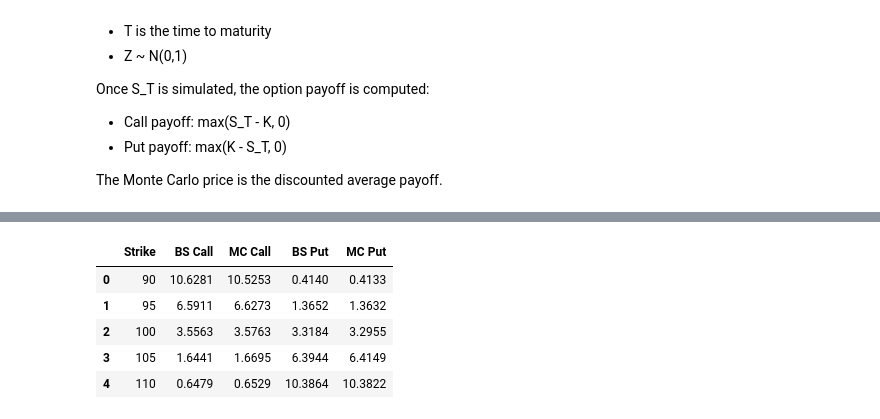
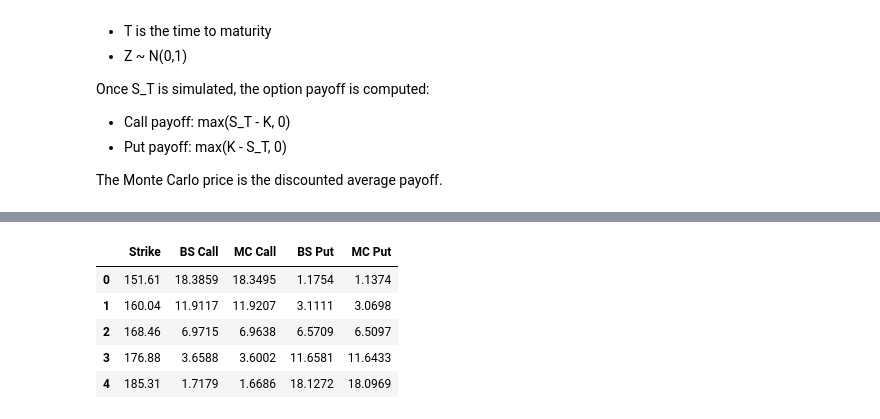
Before and after one commit to nicolasmarveaux456-hue/airbus_option_pricing, a Jupyter notebook: notebooks/03_monte_carlo.ipynb, the cells around one changed output, grey strips where cells are left out. Saved outputs shown, nothing was run; the diff lists cells and outputs as text; code cells hidden in the pictures.

```diff
--- a/notebooks/03_monte_carlo.ipynb
+++ b/notebooks/03_monte_carlo.ipynb
@@ -88,58 +128,28 @@ Put price is : 3.2110108304880987
 # %%
-# Monte Carlo
-def mc_call_price(S0, K, T, r, sigma, N):
-    Z = np.random.normal(size=N)
-    ST = S0 * np.exp((r - 0.5 * sigma**2) * T + sigma * np.sqrt(T) * Z)
-    payoff = np.maximum(ST - K, 0)
-    return np.exp(-r * T) * np.mean(payoff)
-
-
-def mc_put_price(S0, K, T, r, sigma, N):
-    Z = np.random.normal(size=N)
-    ST = S0 * np.exp((r - 0.5 * sigma**2) * T + sigma * np.sqrt(T) * Z)
-    payoff = np.maximum(K - ST, 0)
-    return np.exp(-r * T) * np.mean(payoff)
-
-
-# Black Scholes
-def d1(S, K, T, r, sigma):
-    return (np.log(S/K) + (r + 0.5*sigma**2)*T) / (sigma*np.sqrt(T))
-
-def d2(S, K, T, r, sigma):
-    return d1(S, K, T, r, sigma) - sigma*np.sqrt(T)
-
-def bs_call(S, K, T, r, sigma):
-    return S*norm.cdf(d1(S,K,T,r,sigma)) - K*np.exp(-r*T)*norm.cdf(d2(S,K,T,r,sigma))
-
-def bs_put(S, K, T, r, sigma):
-    return K*np.exp(-r*T)*norm.cdf(-d2(S,K,T,r,sigma)) - S*norm.cdf(-d1(S,K,T,r,sigma))
-
-
-
 # Strike grid around ATM
-strikes = [90, 95, 100, 105, 110]
+strikes = [round(0.90 * S0, 2),round(0.95 * S0, 2),round(1.00 * S0, 2),round(1.05 * S0, 2),round(1.10 * S0, 2),]
 results = []
 for K in strikes:
     bs_c = bs_call(S0, K, T, r, sigma)
     mc_c = mc_call_price(S0, K, T, r, sigma, 10000)
 
     bs_p = bs_put(S0, K, T, r, sigma)
     mc_p = mc_put_price(S0, K, T, r, sigma, 10000)
 
     results.append({
         "Strike": K,
         "BS Call": bs_c,
         "MC Call": mc_c,
         "BS Put": bs_p,
         "MC Put": mc_p
     })
 
 comparison_table = pd.DataFrame(results).round(4)
 comparison_table
 # %% [output]
 |  | Strike | BS Call | MC Call | BS Put | MC Put |
-| 0 | 90 | 10.6281 | 10.5253 | 0.4140 | 0.4133 |
-| 1 | 95 | 6.5911 | 6.6273 | 1.3652 | 1.3632 |
-| 2 | 100 | 3.5563 | 3.5763 | 3.3184 | 3.2955 |
-| 3 | 105 | 1.6441 | 1.6695 | 6.3944 | 6.4149 |
-| 4 | 110 | 0.6479 | 0.6529 | 10.3864 | 10.3822 |
+| 0 | 151.61 | 18.3859 | 18.3495 | 1.1754 | 1.1374 |
+| 1 | 160.04 | 11.9117 | 11.9207 | 3.1111 | 3.0698 |
+| 2 | 168.46 | 6.9715 | 6.9638 | 6.5709 | 6.5097 |
+| 3 | 176.88 | 3.6588 | 3.6002 | 11.6581 | 11.6433 |
+| 4 | 185.31 | 1.7179 | 1.6686 | 18.1272 | 18.0969 |
```
Also changed, not shown: parts of 17 cells of this notebook.
